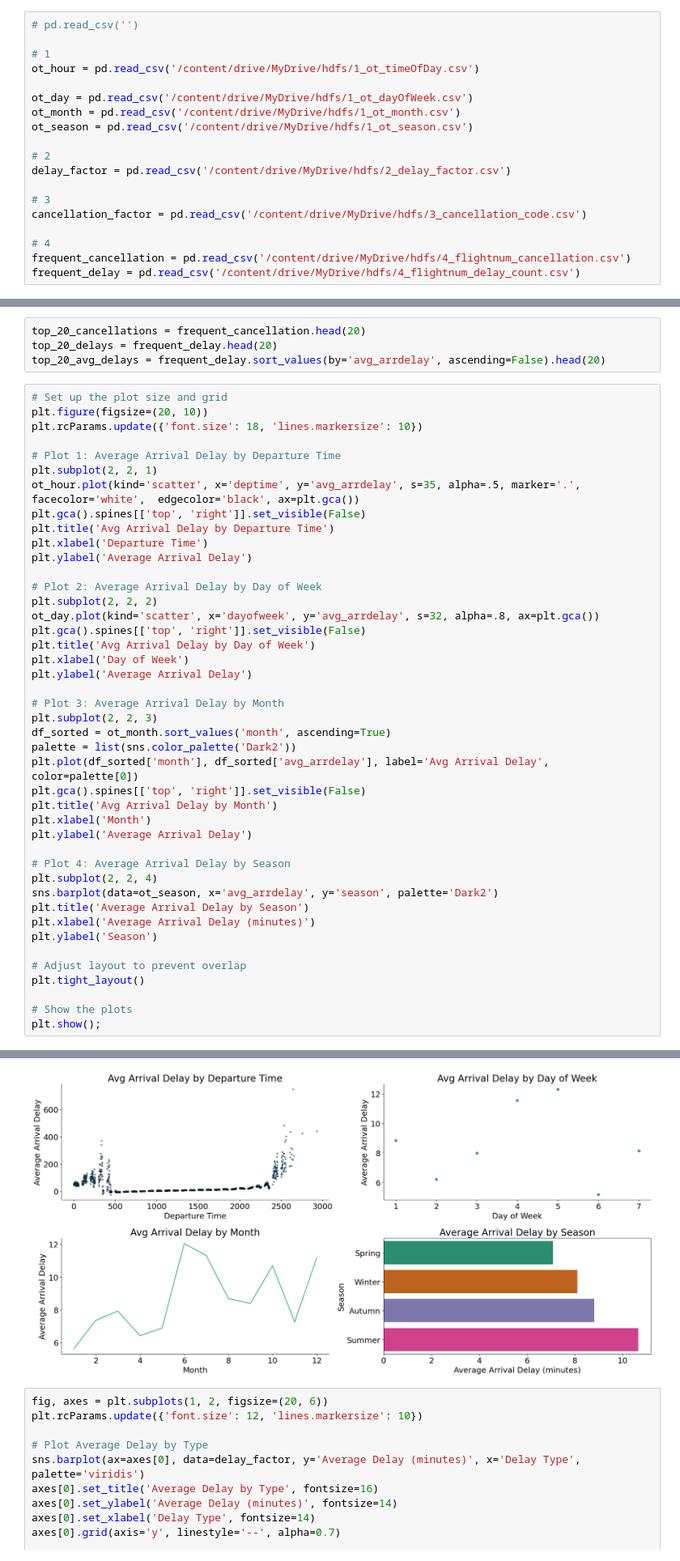
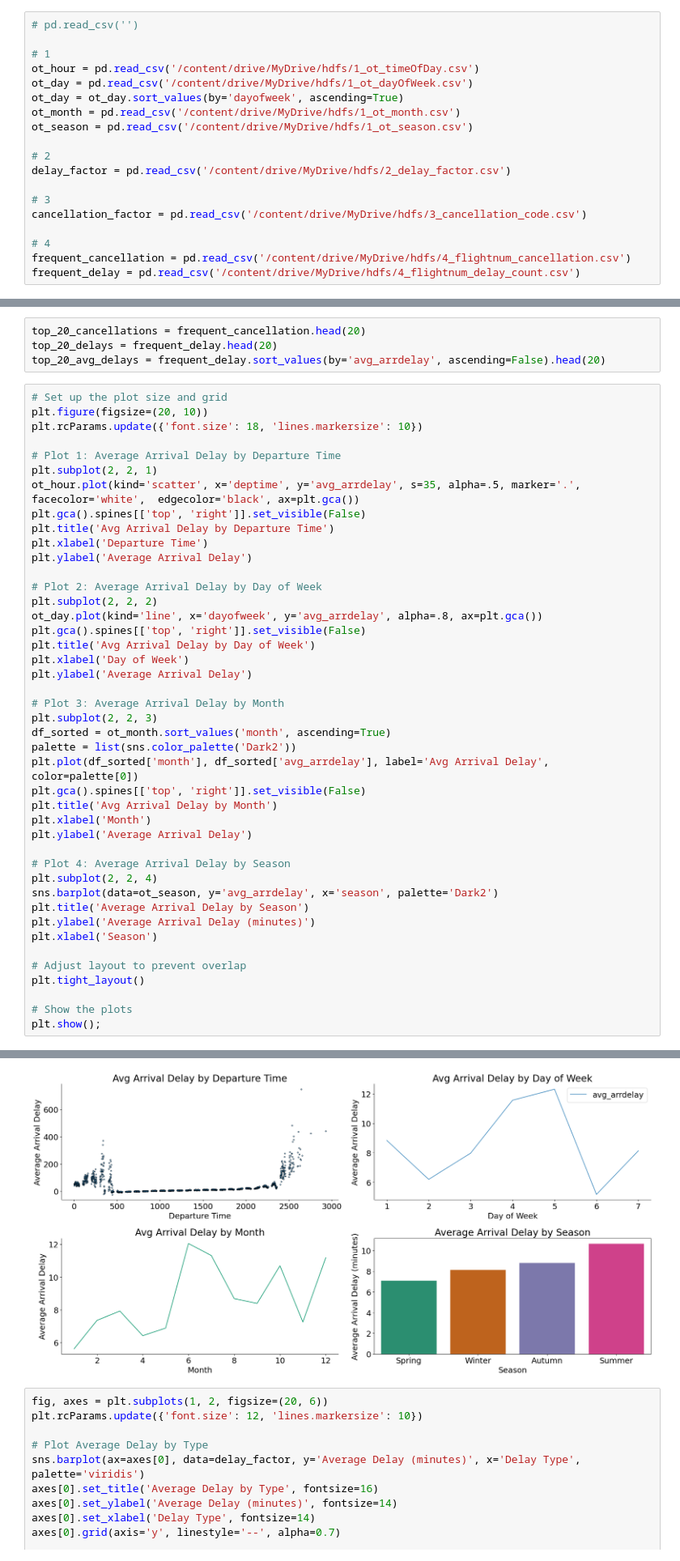
Before and after one commit to azrazainol/FlightData_LogisticRegression, a Jupyter notebook: STQD6324_Assignment_02.ipynb, the cells around one changed output, grey strips where cells are left out. Shown: that part at 81% size. Drawn from its saved outputs; the diff is of its cells as text.

```diff
--- a/STQD6324_Assignment_02.ipynb
+++ b/STQD6324_Assignment_02.ipynb
@@ -133,8 +133,8 @@ Name: count, dtype: int64
 
 # 1
 ot_hour = pd.read_csv('/content/drive/MyDrive/hdfs/1_ot_timeOfDay.csv')
-
 ot_day = pd.read_csv('/content/drive/MyDrive/hdfs/1_ot_dayOfWeek.csv')
+ot_day = ot_day.sort_values(by='dayofweek', ascending=True)
 ot_month = pd.read_csv('/content/drive/MyDrive/hdfs/1_ot_month.csv')
 ot_season = pd.read_csv('/content/drive/MyDrive/hdfs/1_ot_season.csv')
 
@@ -202,7 +219,7 @@ plt.ylabel('Average Arrival Delay')
 
 # Plot 2: Average Arrival Delay by Day of Week
 plt.subplot(2, 2, 2)
-ot_day.plot(kind='scatter', x='dayofweek', y='avg_arrdelay', s=32, alpha=.8, ax=plt.gca())
+ot_day.plot(kind='line', x='dayofweek', y='avg_arrdelay', alpha=.8, ax=plt.gca())
 plt.gca().spines[['top', 'right']].set_visible(False)
 plt.title('Avg Arrival Delay by Day of Week')
 plt.xlabel('Day of Week')
@@ -220,10 +237,10 @@ plt.ylabel('Average Arrival Delay')
 
 # Plot 4: Average Arrival Delay by Season
 plt.subplot(2, 2, 4)
-sns.barplot(data=ot_season, x='avg_arrdelay', y='season', palette='Dark2')
+sns.barplot(data=ot_season, y='avg_arrdelay', x='season', palette='Dark2')
 plt.title('Average Arrival Delay by Season')
-plt.xlabel('Average Arrival Delay (minutes)')
-plt.ylabel('Season')
+plt.ylabel('Average Arrival Delay (minutes)')
+plt.xlabel('Season')
 
 # Adjust layout to prevent overlap
 plt.tight_layout()
@@ -237,4 +254,4 @@ Passing `palette` without assigning `hue` is deprecated and will be removed in v
-[figure, old version]
+[figure, new version]
 # %%
 fig, axes = plt.subplots(1, 2, figsize=(20, 6))
 plt.rcParams.update({'font.size': 12, 'lines.markersize': 10})
```
Also changed, not shown: parts of 12 cells of this notebook.
